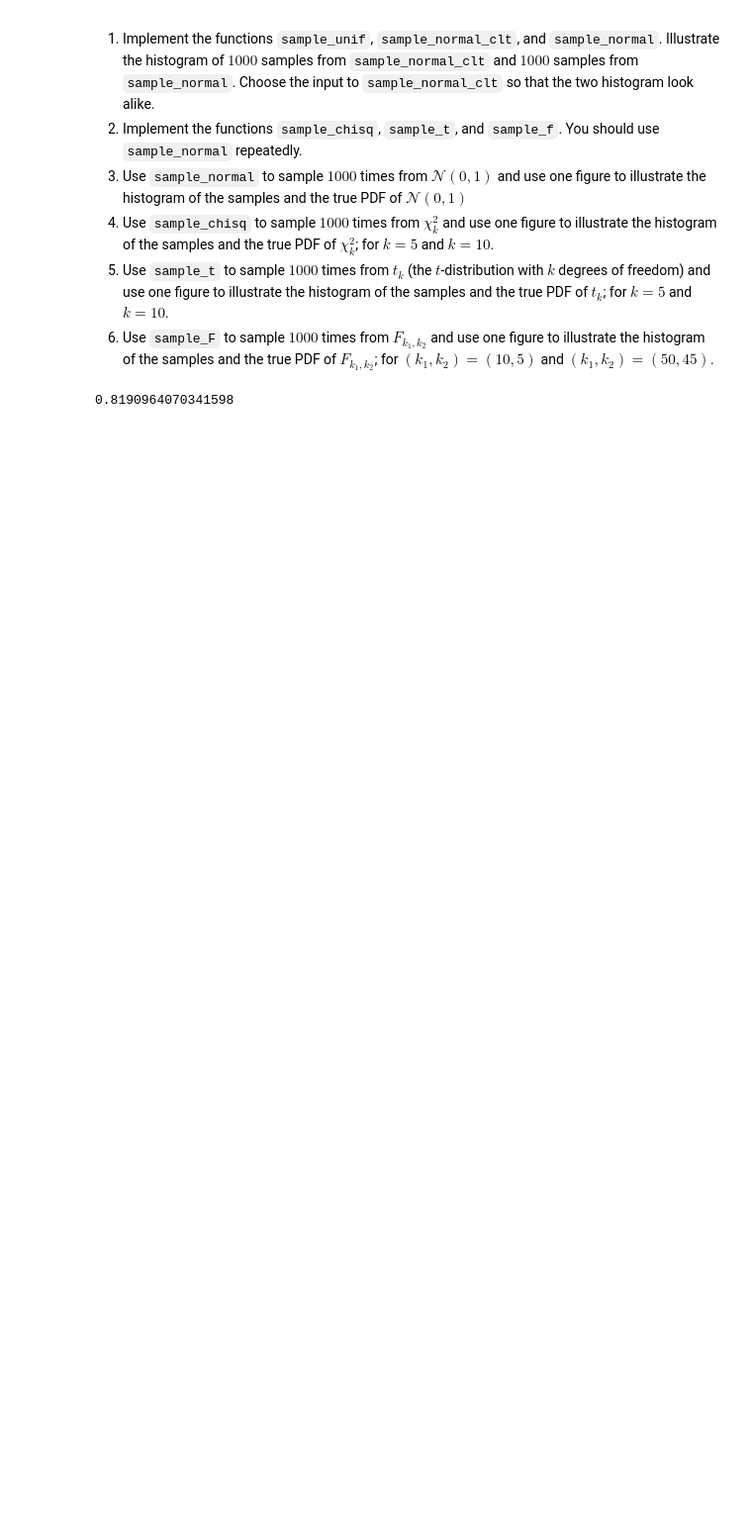
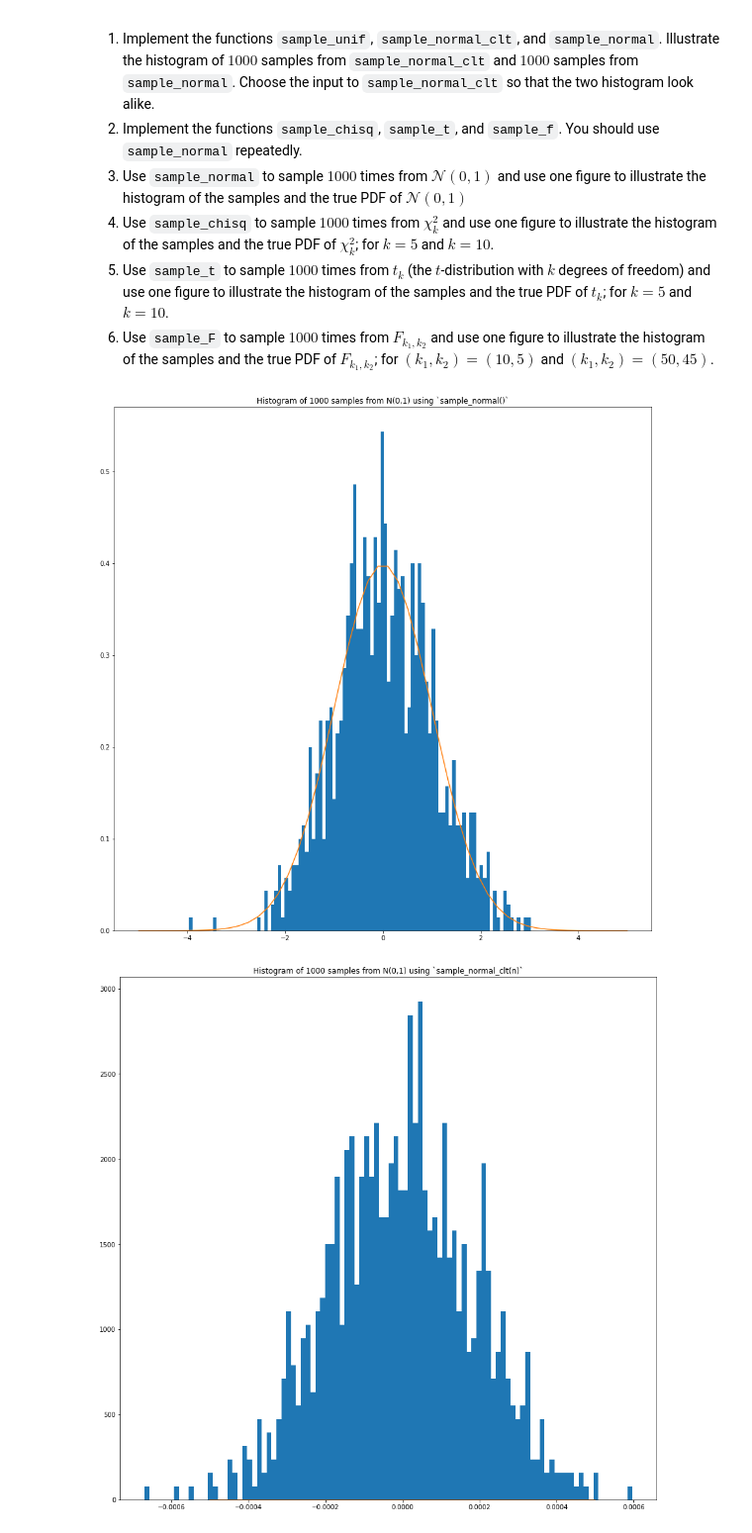
Before and after one commit to Nesher123/advanced-statistics, a Jupyter notebook: hw1.ipynb, the cells around one changed output. Shown at 99% size. Saved outputs shown, nothing was run; the diff lists cells and outputs as text; code cells hidden in the pictures; blank space fills up the shorter version.

```diff
--- a/hw1.ipynb
+++ b/hw1.ipynb
@@ -479,10 +472,79 @@ def sample_f(k1: int, k2:int) -> float:
 # %%
+from scipy import stats
+
 MY_ID = 204502926 # your personal ID number with leading zeros removed
 random.seed(MY_ID)
+n = 1000
+ks = [5, 10]
 
 # Your code to items 2-4 goes here:
-n = 1000
-uniform_dist = sample_unif(n)
-sample_normal()
+
+# Normal
+G = 50
+xx = np.linspace(-5, 5, G)
+z = [sample_normal() for _ in range(n)]  #
+plt.hist(z, density=True, bins=int(n/10))
+plt.plot(xx, stats.norm.pdf(xx))
+plt.title(f"Histogram of {n} samples from N(0,1) using `sample_normal()`")
+plt.show()
+
+
+# Normal CLT
+# G = 100
+# xx = np.linspace(-0.0005, 0.0005, G)
+# z = [sample_normal_clt(n) for _ in range(n)]  #
+# plt.hist(z, density=True, bins=int(n/10))
+# plt.plot(xx, stats.norm.pdf(xx))
+plt.title(f"Histogram of {n} samples from N(0,1) using `sample_normal_clt(n)`")
+plt.show()
+
+
+# Chi-squared
+G = 1000
+xmax = 20
+xmin = 0
+xx = np.linspace(xmin, xmax, G)
+
+for k in ks:
+    z = [sample_chisq(k) for _ in range(n)]
+    plt.hist(z, density=True, bins=xx, label=f'k={k}')
+    plt.plot(xx, stats.chi2.pdf(xx, k), label=f'k={k}')
+
+plt.title(f"Histogram of {n} samples from $\chi^2_k$")
+plt.legend()
+plt.show()
+
+
+# T-dist.
+G = 100
+xmax = 5
+xmin = -5
+xx = np.linspace(xmin, xmax, G)
+
+for k in ks:
+    z = [sample_t(k) for _ in range(n)]
+    plt.hist(z, density=True, bins=xx, label=f'k={k}')
+    plt.plot(xx, stats.t.pdf(xx, k), label=f'k={k}')
+
+plt.title(f"Histogram of {n} samples from $t_k$")
+plt.legend()
+plt.show()
+
+
+# F-dist.
+G = 100
+xmax = 5
+xmin = -5
+xx = np.linspace(xmin, xmax, G)
+
+for k1,k2 in [[10, 5], [50, 45]]:
+    z = [sample_f(k1, k2) for _ in range(n)]
+    plt.hist(z, density=True, bins=xx, label=f'k1={k1}, k2={k2}')
+    plt.plot(xx, stats.f.pdf(xx, k1, k2), label=f'k1={k1}, k2={k2}')
+
+plt.title(f"Histogram of {n} samples from $F$$k_1k_2$")
+plt.legend()
+plt.show()
 # %% [output]
-0.8190964070341598
+[figure, added]
+[figure, added]
```
Also changed, not shown: parts of 9 cells of this notebook, 1 other file.
